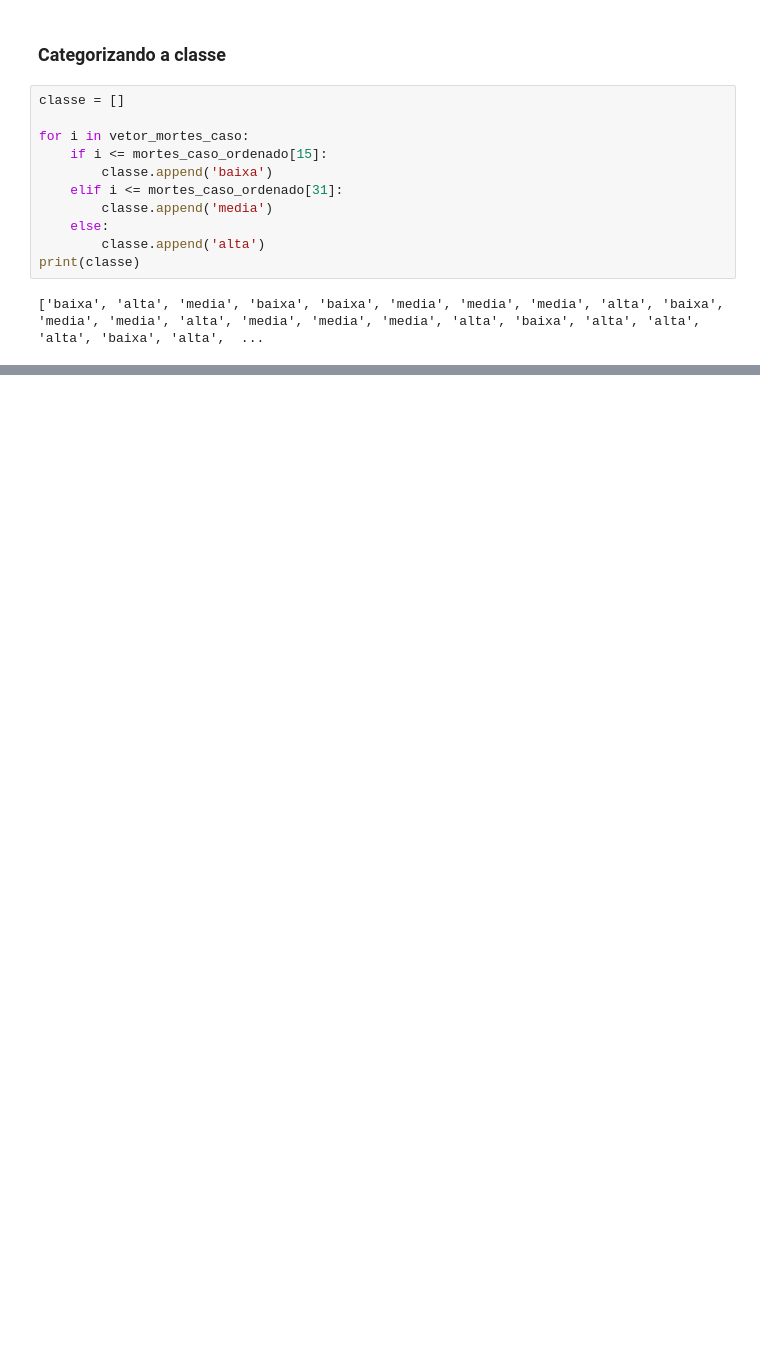
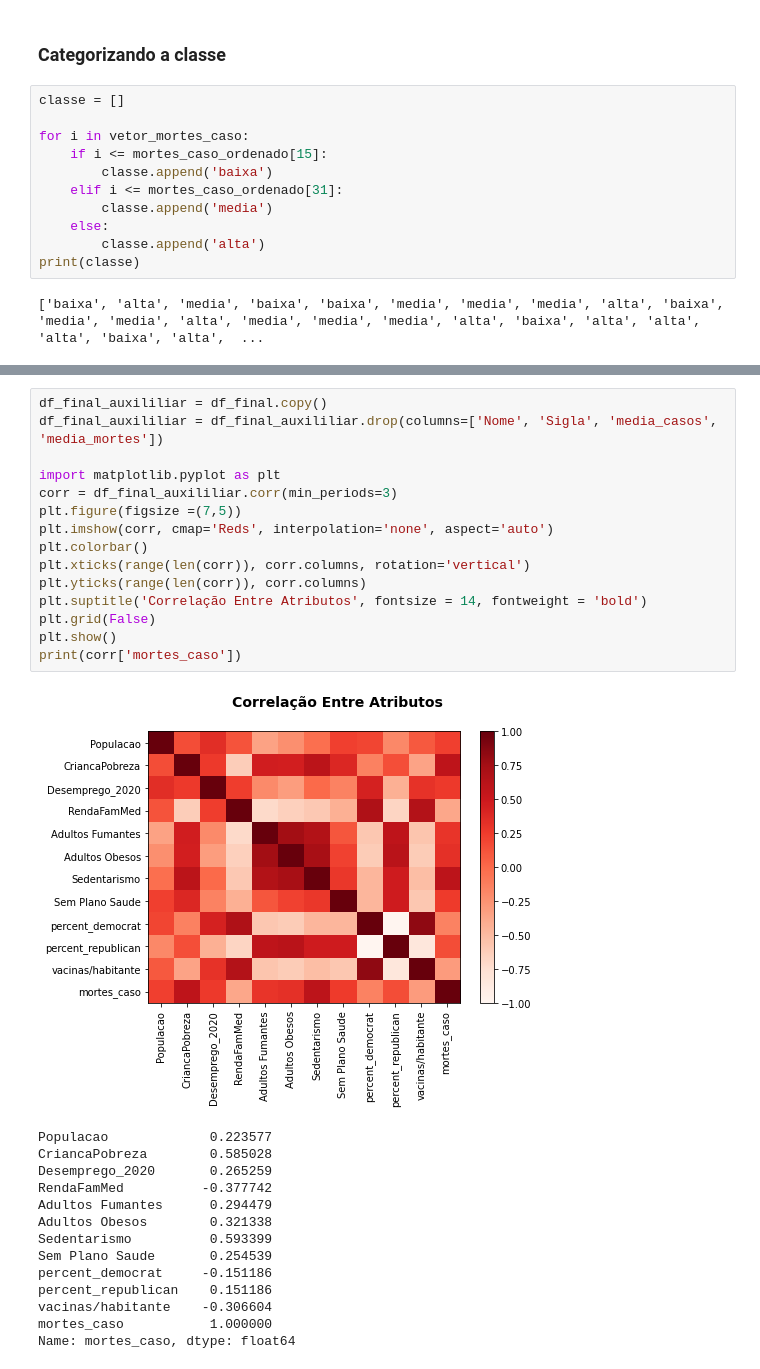
Before and after one commit to JoaoVictor-HM/TFG-Ciencia-de-Dados, a Jupyter notebook: analise_eua.ipynb, the cells around one changed output, grey strips where cells are left out. Saved outputs shown, nothing was run; the diff lists cells and outputs as text; blank space fills up the shorter version.

Commit message:
Adição de outros métodos de seleção de atributos

```diff
--- a/analise_eua.ipynb
+++ b/analise_eua.ipynb
@@ -734,0 +757,30 @@ Sem Plano Saude
+# %%
+df_final_auxililiar = df_final.copy()
+df_final_auxililiar = df_final_auxililiar.drop(columns=['Nome', 'Sigla', 'media_casos', 'media_mortes'])
+
+import matplotlib.pyplot as plt
+corr = df_final_auxililiar.corr(min_periods=3)
+plt.figure(figsize =(7,5))
+plt.imshow(corr, cmap='Reds', interpolation='none', aspect='auto')
+plt.colorbar()
+plt.xticks(range(len(corr)), corr.columns, rotation='vertical')
+plt.yticks(range(len(corr)), corr.columns)
+plt.suptitle('Correlação Entre Atributos', fontsize = 14, fontweight = 'bold')
+plt.grid(False)
+plt.show()
+print(corr['mortes_caso'])
+# %% [output]
+[figure, added]
+Populacao             0.223577
+CriancaPobreza        0.585028
+Desemprego_2020       0.265259
+RendaFamMed          -0.377742
+Adultos Fumantes      0.294479
+Adultos Obesos        0.321338
+Sedentarismo          0.593399
+Sem Plano Saude       0.254539
+percent_democrat     -0.151186
+percent_republican    0.151186
+vacinas/habitante    -0.306604
+mortes_caso           1.000000
+Name: mortes_caso, dtype: float64
```
Also changed, not shown: parts of 7 cells of this notebook.
